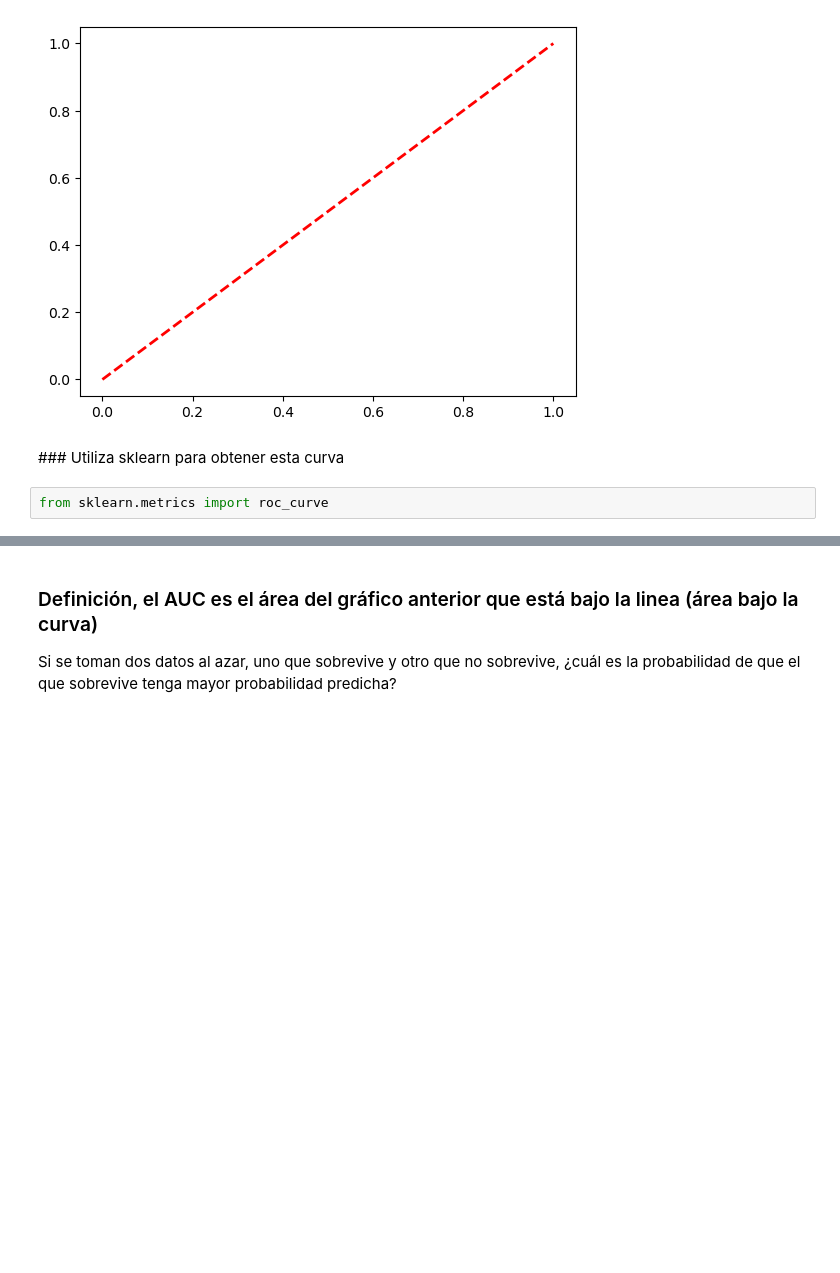
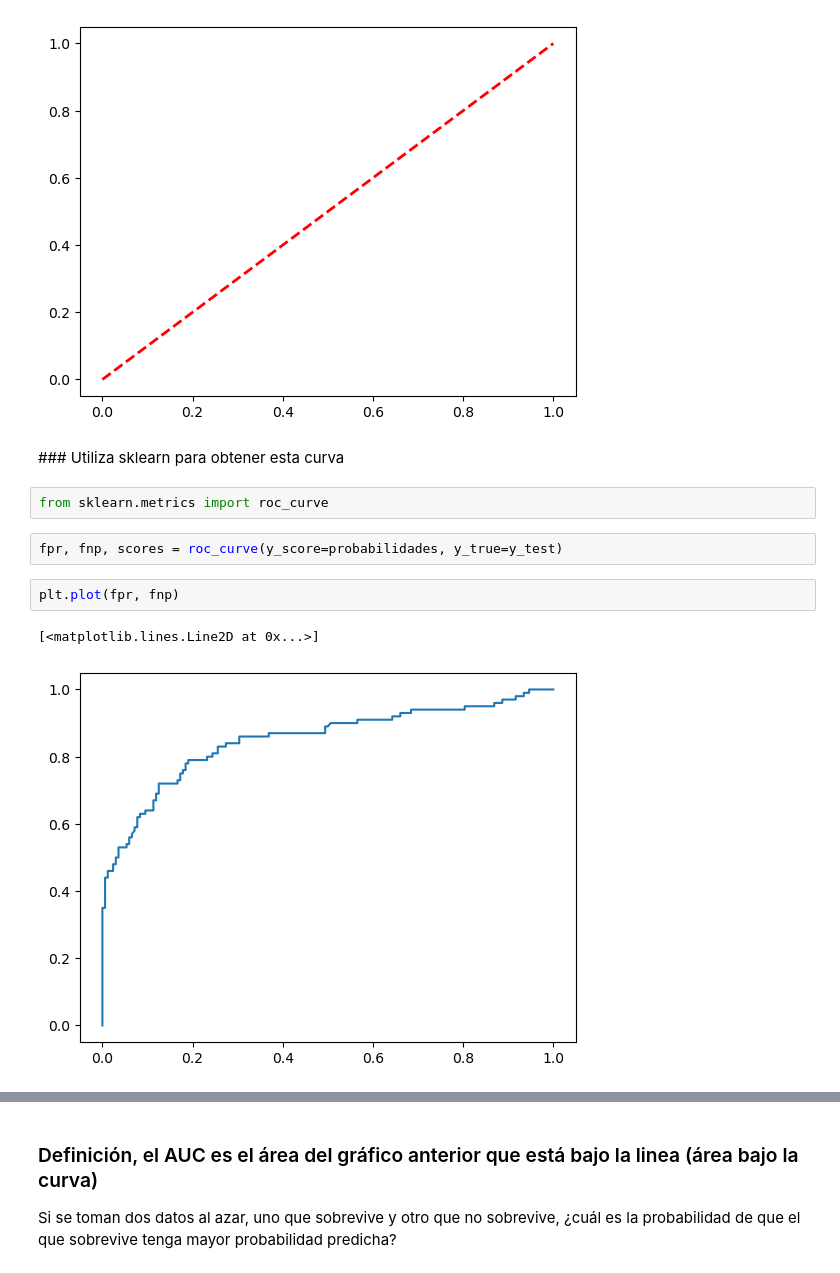
Before and after one commit to Rolando1708/Analisis_de_Aprendizaje_Estadistico, a Jupyter notebook: Parcial 2/AUC_sin_resolver.ipynb, the cells around one changed output, grey strips where cells are left out. Drawn from its saved outputs; the diff is of its cells as text; blank space fills up the shorter version.

```diff
--- a/Parcial 2/AUC_sin_resolver.ipynb
+++ b/Parcial 2/AUC_sin_resolver.ipynb
@@ -174,4 +174,11 @@ plt.plot([0, 1], [0, 1], color='red', linestyle='--', lw=2, label='Clasificador
 ### Utiliza sklearn para obtener esta curva
 # %%
 from sklearn.metrics import roc_curve
+# %%
+fpr, fnp, scores = roc_curve(y_score=probabilidades, y_true=y_test)
+# %%
+plt.plot(fpr, fnp)
+# %% [output]
+[<matplotlib.lines.Line2D at 0x...>]
+[figure, added]
 # %%
```
Also changed, not shown: parts of 6 cells of this notebook.
